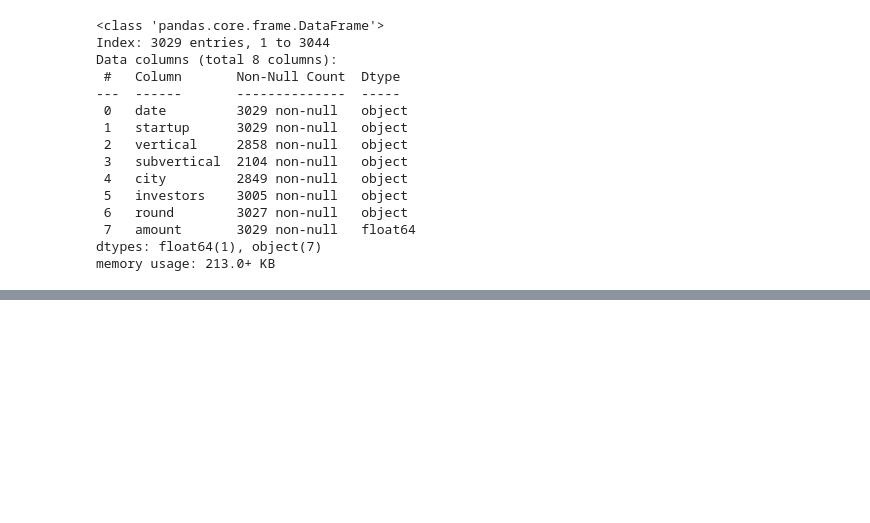
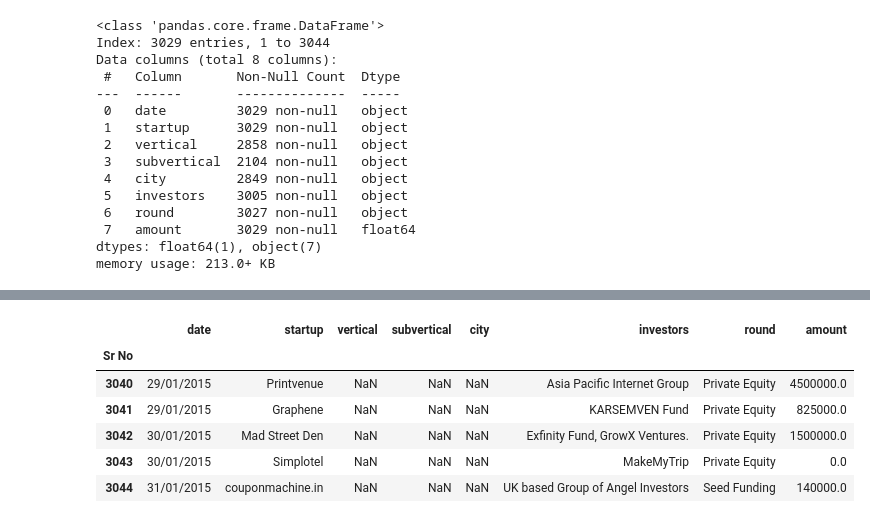
Before and after one commit to MDAnsaar25/Startup-Trends-and-Analysis, a Jupyter notebook: Startup_Trends_and_Analysis.ipynb, the cells around one changed output, grey strips where cells are left out. Cells and saved outputs as stored; diff of their text form; code cells hidden in the pictures; blank space fills up the shorter version.

```diff
--- a/Startup_Trends_and_Analysis.ipynb
+++ b/Startup_Trends_and_Analysis.ipynb
@@ -117,3 +117,13 @@ df.head()
 | 3 | 09/01/2020 | Mamaearth | E-commerce | Retailer of baby and toddler prod... | Bengaluru | Sequoia Capital India | Series B | 18358860.0 |
 | 4 | 02/01/2020 | https://www.wealthbucket.in/ | FinTech | Online Investment | New Delhi | Vinod Khatumal | Pre-series A | 3000000.0 |
 | 5 | 02/01/2020 | Fashor | Fashion and Apparel | Embroiled Clothes For Women | Mumbai | Sprout Venture Partners | Seed Round | 1800000.0 |
+# %%
+df.tail()
+# %% [output]
+|  | date | startup | vertical | subvertical | city | investors | round | amount |
+| Sr No |  |  |  |  |  |  |  |  |
+| 3040 | 29/01/2015 | Printvenue | NaN | NaN | NaN | Asia Pacific Internet Group | Private Equity | 4500000.0 |
+| 3041 | 29/01/2015 | Graphene | NaN | NaN | NaN | KARSEMVEN Fund | Private Equity | 825000.0 |
+| 3042 | 30/01/2015 | Mad Street Den | NaN | NaN | NaN | Exfinity Fund, GrowX Ventures. | Private Equity | 1500000.0 |
+| 3043 | 30/01/2015 | Simplotel | NaN | NaN | NaN | MakeMyTrip | Private Equity | 0.0 |
+| 3044 | 31/01/2015 | couponmachine.in | NaN | NaN | NaN | UK based Group of Angel Investors | Seed Funding | 140000.0 |
```
Also changed, not shown: parts of 11 cells of this notebook.
